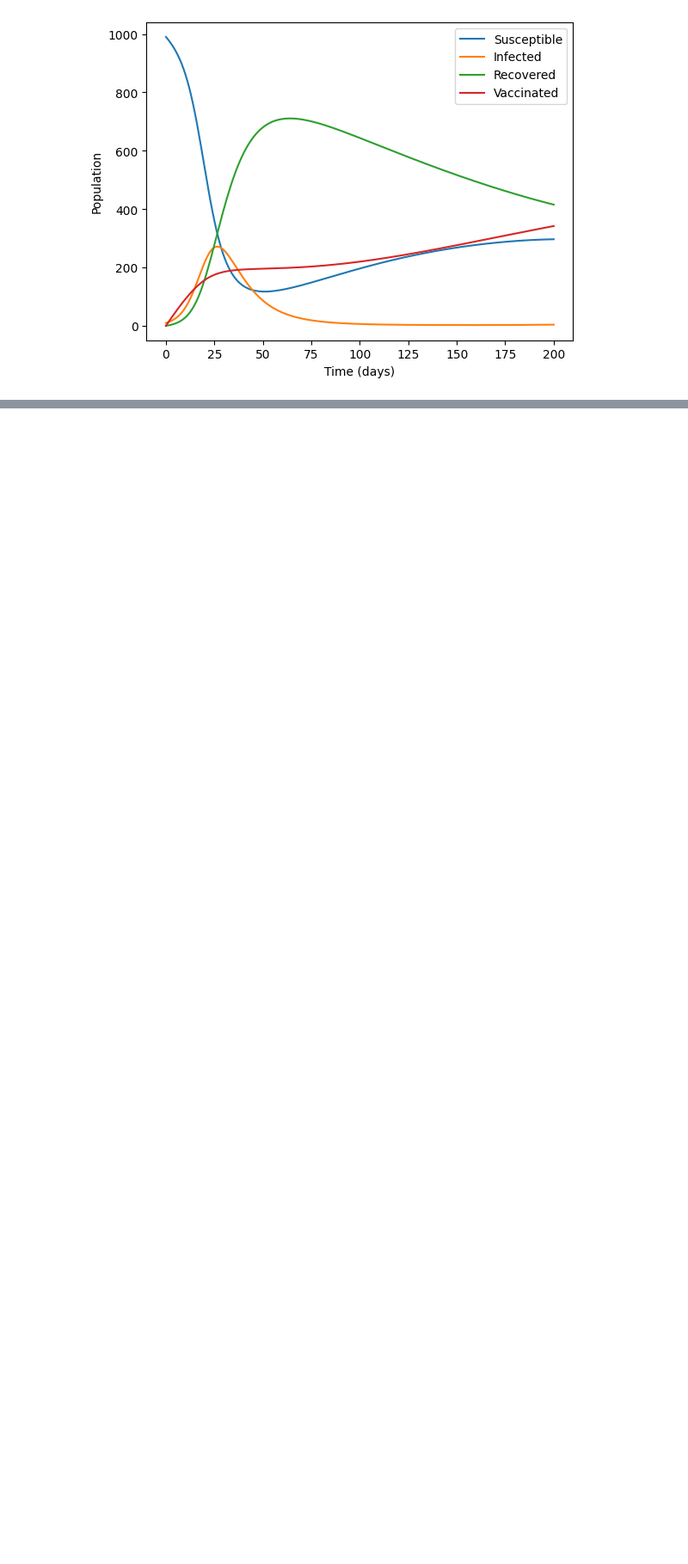
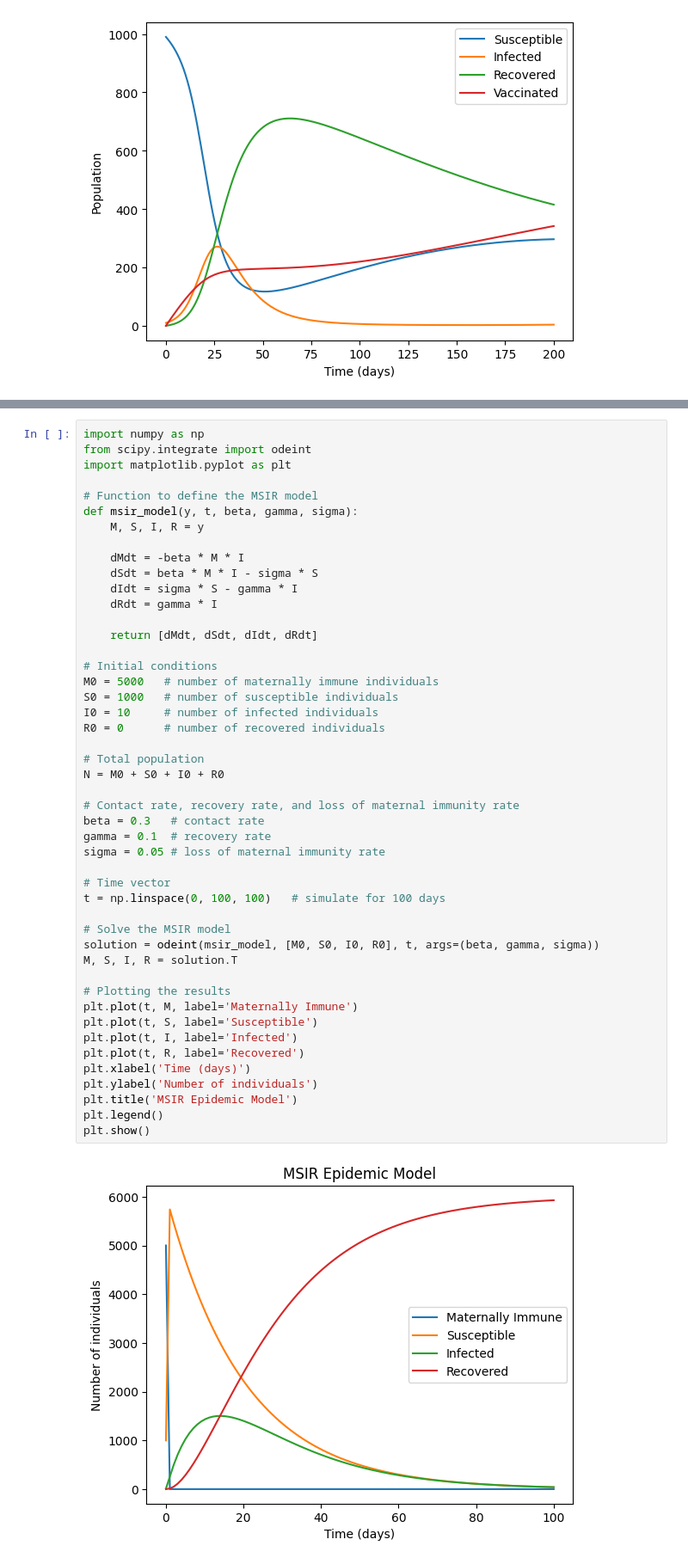
Before and after one commit to imghady/Models-of-percolation-and-epidemic-spreading, a Jupyter notebook: csp.ipynb, the cells around one changed output, grey strips where cells are left out. Shown: that part at 86% size. Drawn from its saved outputs; the diff is of its cells as text; blank space fills up the shorter version.

```diff
--- a/csp.ipynb
+++ b/csp.ipynb
@@ -152,0 +231,49 @@ plt.show()
+# %%
+import numpy as np
+from scipy.integrate import odeint
+import matplotlib.pyplot as plt
+
+# Function to define the MSIR model
+def msir_model(y, t, beta, gamma, sigma):
+    M, S, I, R = y
+
+    dMdt = -beta * M * I
+    dSdt = beta * M * I - sigma * S
+    dIdt = sigma * S - gamma * I
+    dRdt = gamma * I
+
+    return [dMdt, dSdt, dIdt, dRdt]
+
+# Initial conditions
+M0 = 5000   # number of maternally immune individuals
+S0 = 1000   # number of susceptible individuals
+I0 = 10     # number of infected individuals
+R0 = 0      # number of recovered individuals
+
+# Total population
+N = M0 + S0 + I0 + R0
+
+# Contact rate, recovery rate, and loss of maternal immunity rate
+beta = 0.3   # contact rate
+gamma = 0.1  # recovery rate
+sigma = 0.05 # loss of maternal immunity rate
+
+# Time vector
+t = np.linspace(0, 100, 100)   # simulate for 100 days
+
+# Solve the MSIR model
+solution = odeint(msir_model, [M0, S0, I0, R0], t, args=(beta, gamma, sigma))
+M, S, I, R = solution.T
+
+# Plotting the results
+plt.plot(t, M, label='Maternally Immune')
+plt.plot(t, S, label='Susceptible')
+plt.plot(t, I, label='Infected')
+plt.plot(t, R, label='Recovered')
+plt.xlabel('Time (days)')
+plt.ylabel('Number of individuals')
+plt.title('MSIR Epidemic Model')
+plt.legend()
+plt.show()
+# %% [output]
+[figure, added]
```
Also changed, not shown: parts of 4 cells of this notebook.
